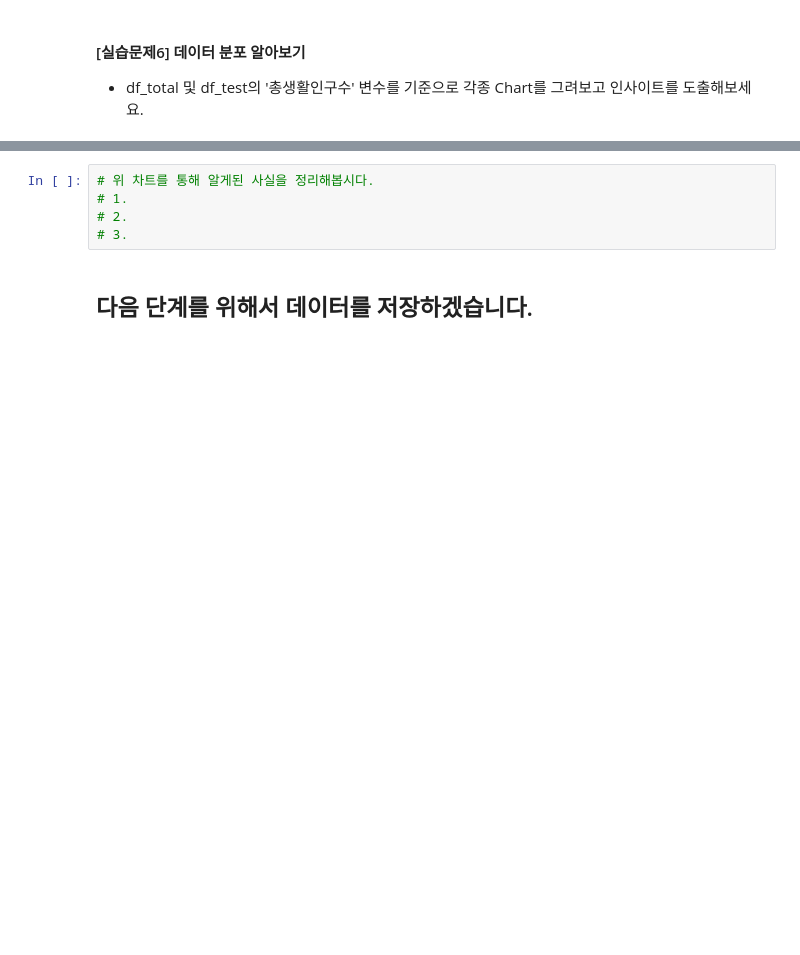
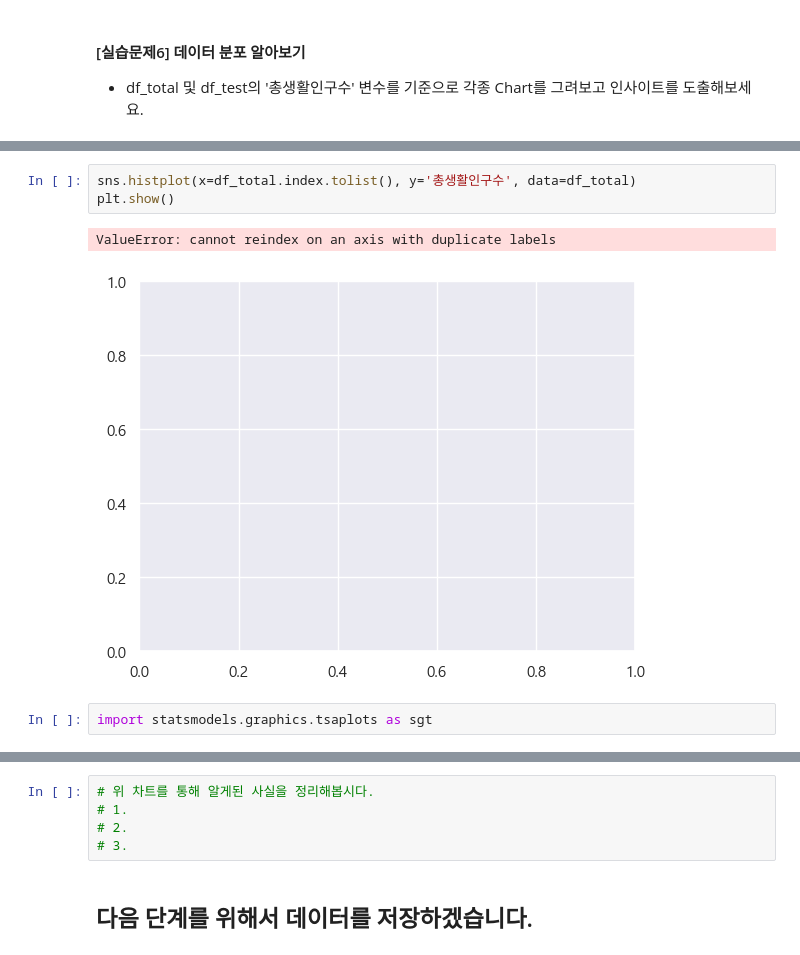
Before and after one commit to cyeongy/kt-aivle, a Jupyter notebook: mini_project5/1. 데이터 불러오기 및 분석(EDA)_5차_생활인구_실습파일.ipynb, the cells around one changed output, grey strips where cells are left out. Drawn from its saved outputs; the diff is of its cells as text; blank space fills up the shorter version.

```diff
--- a/mini_project5/1. 데이터 불러오기 및 분석(EDA)_5차_생활인구_실습파일.ipynb
+++ b/mini_project5/1. 데이터 불러오기 및 분석(EDA)_5차_생활인구_실습파일.ipynb
@@ -136,0 +359,8 @@ sns.set(font="Malgun Gothic",#"NanumGothicCoding",
+# %%
+sns.histplot(x=df_total.index.tolist(), y='총생활인구수', data=df_total)
+plt.show()
+# %% [output]
+ValueError: cannot reindex on an axis with duplicate labels
+[figure, added]
+# %%
+import statsmodels.graphics.tsaplots as sgt
```
Also changed, not shown: parts of 28 cells of this notebook, 3 other files.
